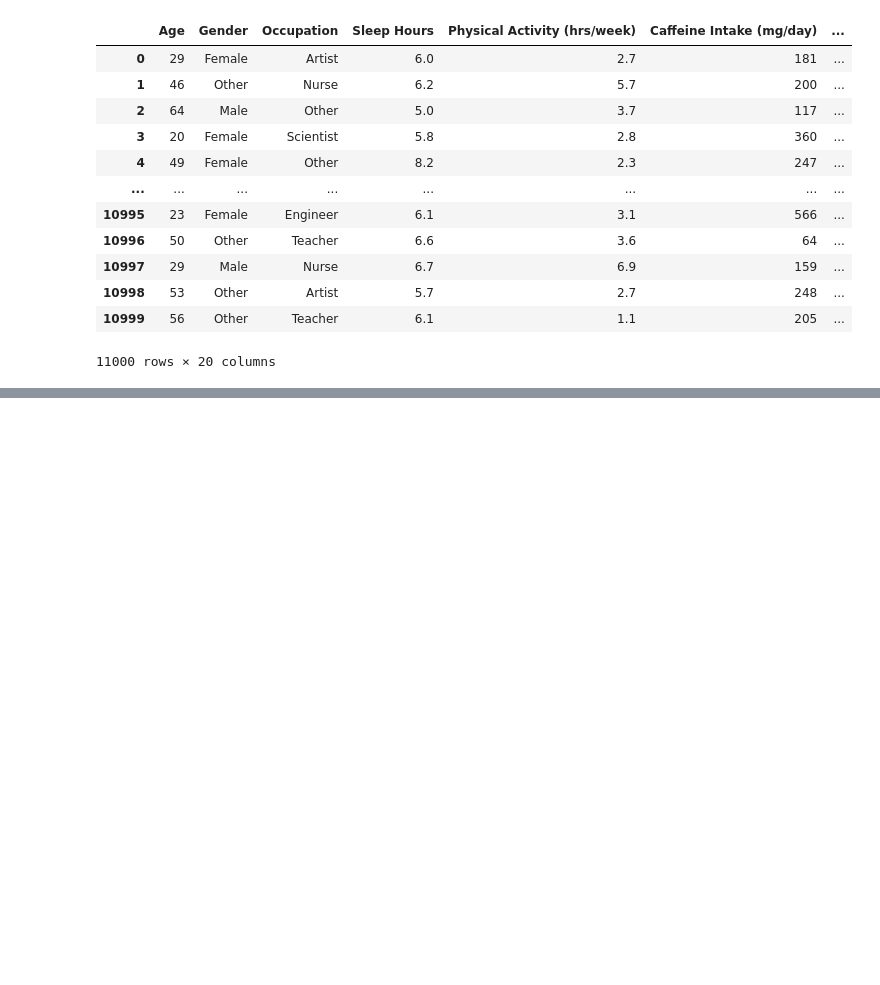
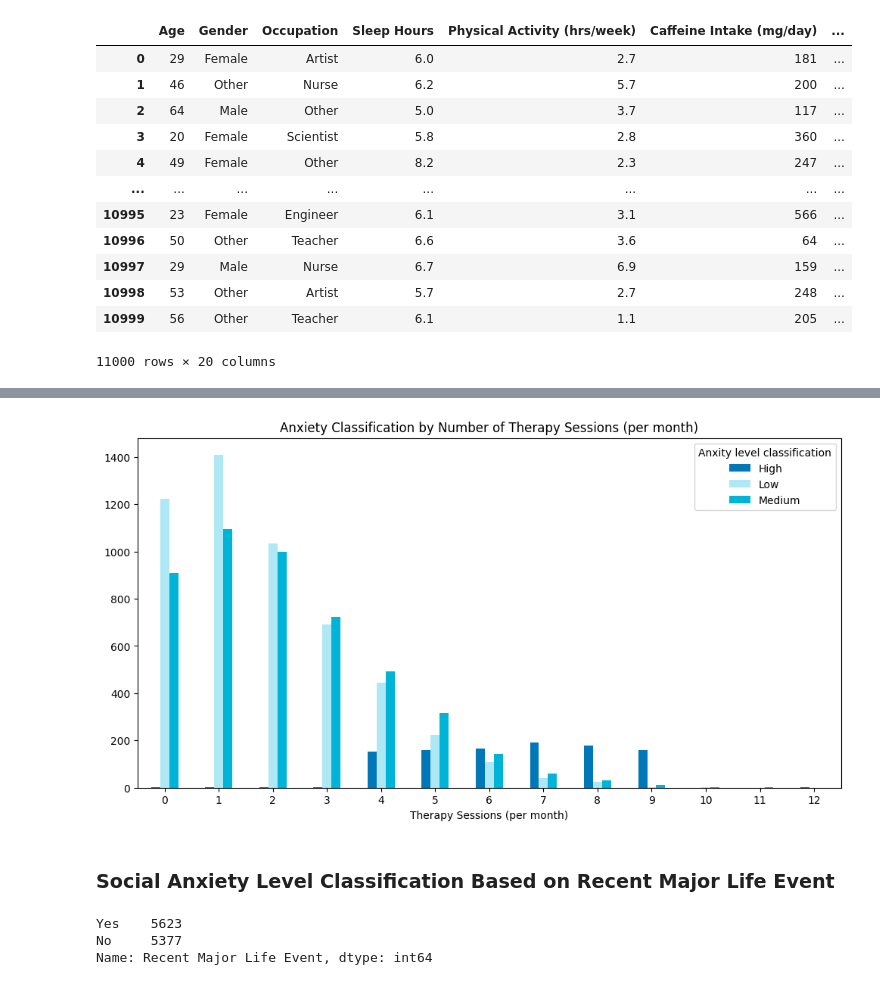
Before and after one commit to AsalSaud/predicting_social_anxiety, a Jupyter notebook: SOCIAL_ANXIETY_LEVEL_EDA.ipynb, the cells around one changed output, grey strips where cells are left out. Saved outputs shown, nothing was run; the diff lists cells and outputs as text; code cells hidden in the pictures; blank space fills up the shorter version.

```diff
--- a/SOCIAL_ANXIETY_LEVEL_EDA.ipynb
+++ b/SOCIAL_ANXIETY_LEVEL_EDA.ipynb
@@ -355,0 +404,15 @@ plt.title("Anxiety level classification among the Smokers vs. Nonsmokers");
+# %%
+c_therapy = pd.crosstab(df["Therapy Sessions (per month)"], df["Anxity level classification"])
+c_therapy.plot(kind='bar', figsize=(12, 6), color=["#0077b6", "#ade8f4", "#00b4d8"])
+plt.title("Anxiety Classification by Number of Therapy Sessions (per month)");
+plt.xticks(rotation=0);
+# %% [output]
+[figure, added]
+# %% [markdown]
+### Social Anxiety Level Classification Based on Recent Major Life Event ###
+# %%
+df['Recent Major Life Event'].value_counts()
+# %% [output]
+Yes    5623
+No     5377
+Name: Recent Major Life Event, dtype: int64
```
Also changed, not shown: parts of 39 cells of this notebook.
